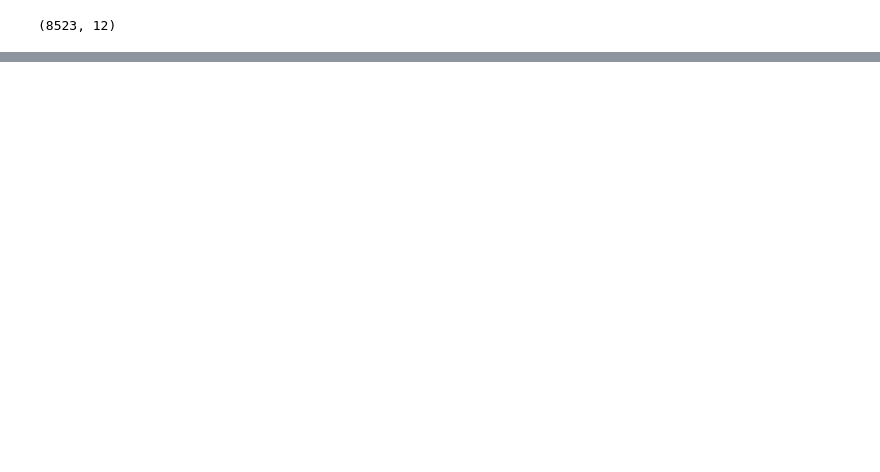
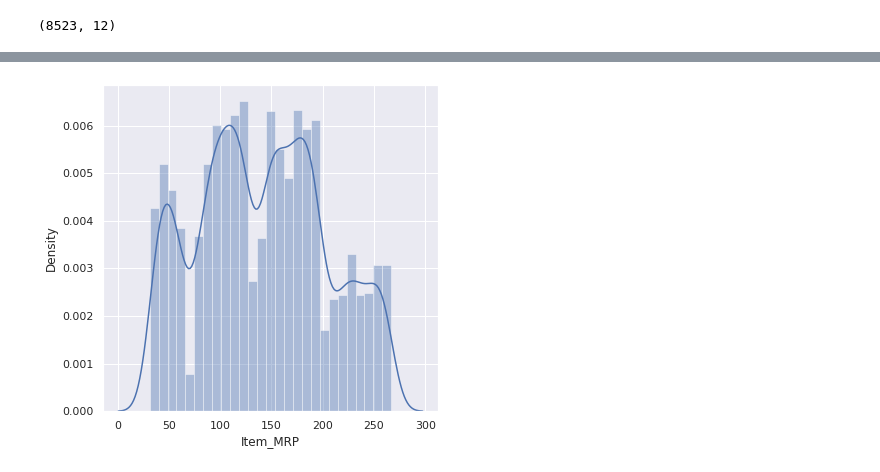
Before and after one commit to viswabalasubramanian/Big-mart-sales, a Jupyter notebook: Big_Mart_Sales_Prediction.ipynb, the cells around one changed output, grey strips where cells are left out. Saved outputs shown, nothing was run; the diff lists cells and outputs as text; code cells hidden in the pictures; blank space fills up the shorter version.

```diff
--- a/Big_Mart_Sales_Prediction.ipynb
+++ b/Big_Mart_Sales_Prediction.ipynb
@@ -65,0 +177,7 @@ Categorical Features:
+# %%
+# Item MRP distribution
+plt.figure(figsize=(6,6))
+sns.distplot(big_mart_data['Item_MRP'])
+plt.show()
+# %% [output]
+[figure, added]
```
Also changed, not shown: parts of 61 cells of this notebook.
